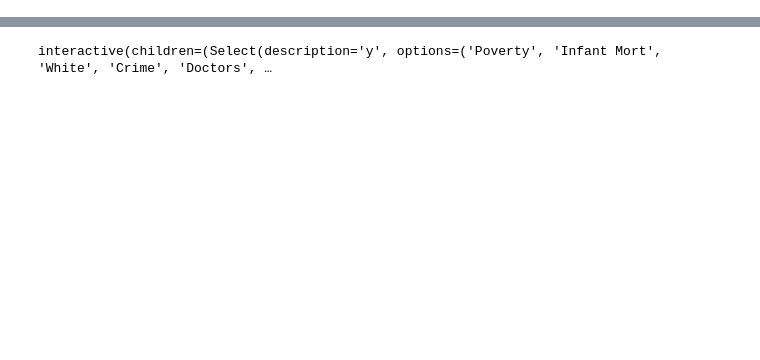
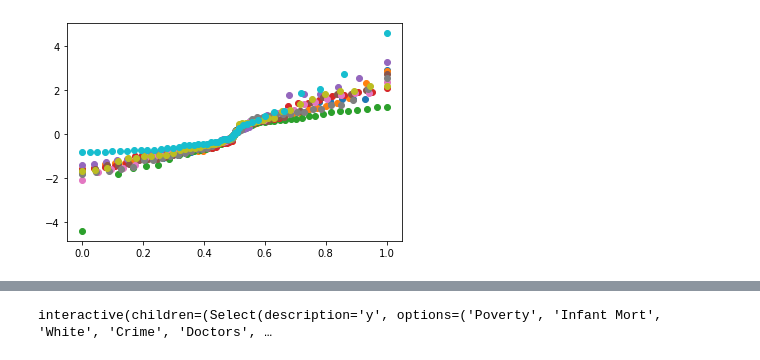
Before and after one commit to thistleknot/python-ml, a Jupyter notebook: code/ipywidgets.ipynb, the cells around one changed output, grey strips where cells are left out. Saved outputs shown, nothing was run; the diff lists cells and outputs as text; code cells hidden in the pictures; blank space fills up the shorter version.

```diff
--- a/code/ipywidgets.ipynb
+++ b/code/ipywidgets.ipynb
@@ -134,4 +139,4 @@ def whiten(X, method='zca'):
 			raise Exception('Whitening method not found.')
 		return np.dot(X_centered, W.T)
 # %%
-df_ = pd.read_csv("https://raw.githubusercontent.com/thistleknot/Python-Stock/master/data/raw/states.csv").set_index('States')
+df = pd.read_csv("https://raw.githubusercontent.com/thistleknot/Python-Stock/master/data/raw/states.csv").set_index('States')
@@ -166,2 +143,28 @@ df = sm.add_constant(dataFrame)[[*dataFrame.columns,'const']]
 # %%
-df
+#Laferriere Transform
+
+dataFrame = pd.DataFrame()
+
+for f in range(0,len(df.iloc[:,0:10].columns)):
+    column = f
+
+    df_scale = x = StandardScaler().fit_transform(df.iloc[:,0:10])
+    df_scaled = pd.DataFrame(df_scale,columns=df.iloc[:,0:10].columns).set_index(df.index)
+    #df.describe()
+    #df_scaled.describe()
+    #preprocessing.scale(df.iloc[:,0:10], with_mean=True, with_std=True)
+    lower_index_ = df_scaled.iloc[:,column].sort_values(kind="quicksort", ascending=False)[df_scaled.iloc[:,column].sort_values(kind="quicksort", ascending=False)<0].cumsum()
+    lower_index_ = lower_index_/lower_index_.min()
+    lower_index_ = abs(((lower_index_-.5)-.5))/2
+    upper_index_ = df_scaled.iloc[:,column].sort_values(kind="quicksort", ascending=True)[df_scaled.iloc[:,column].sort_values(kind="quicksort", ascending=True)>0].cumsum()
+    upper_index_ = upper_index_/upper_index_.max()/2+.5
+    together_index = pd.concat([lower_index_,upper_index_],axis=0)
+    together_index.columns = ['p1']
+    together_index = together_index.sort_values()
+    #plt.plot(together_index)
+    #plt.show()
+
+    dataFrame = pd.concat([dataFrame,together_index],axis=1)
+    plt.scatter(pd.concat([together_index,df_scaled.iloc[:,column]],axis=1).iloc[:,0],pd.concat([together_index,df_scaled.iloc[:,column]],axis=1).iloc[:,1])
+# %% [output]
+[figure, added]
```
Also changed, not shown: parts of 9 cells of this notebook.
